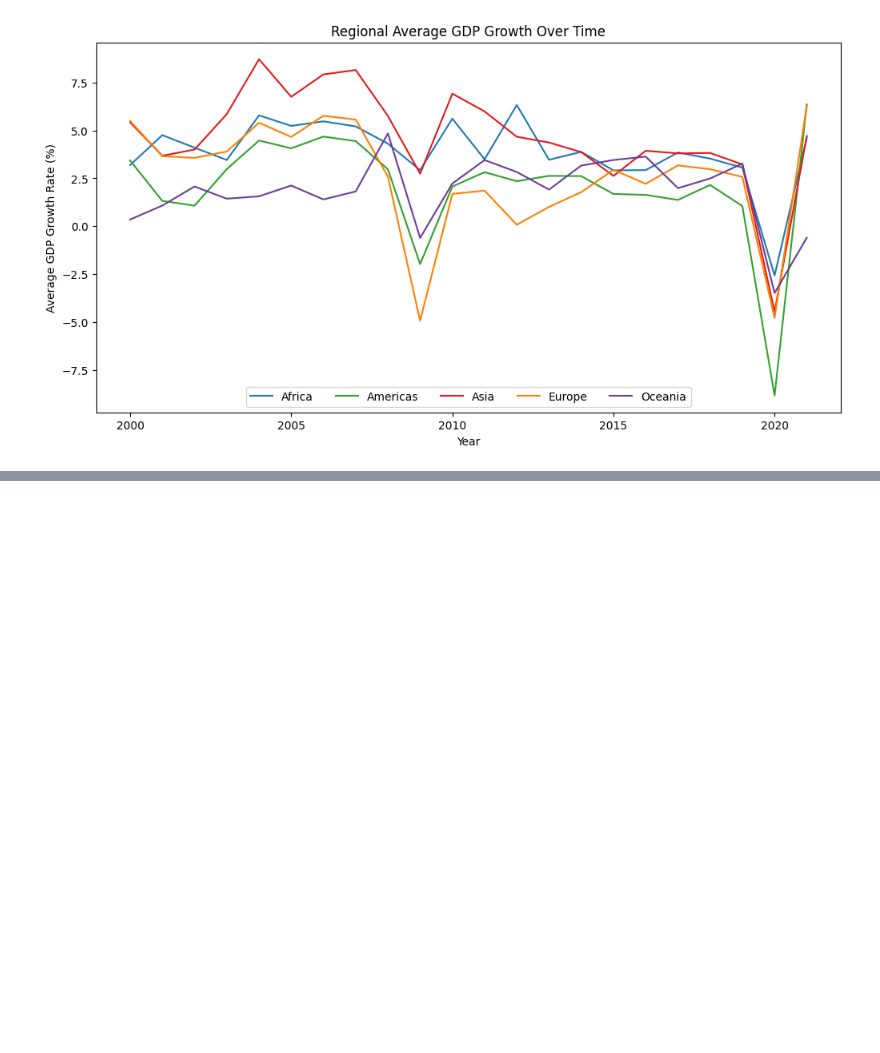
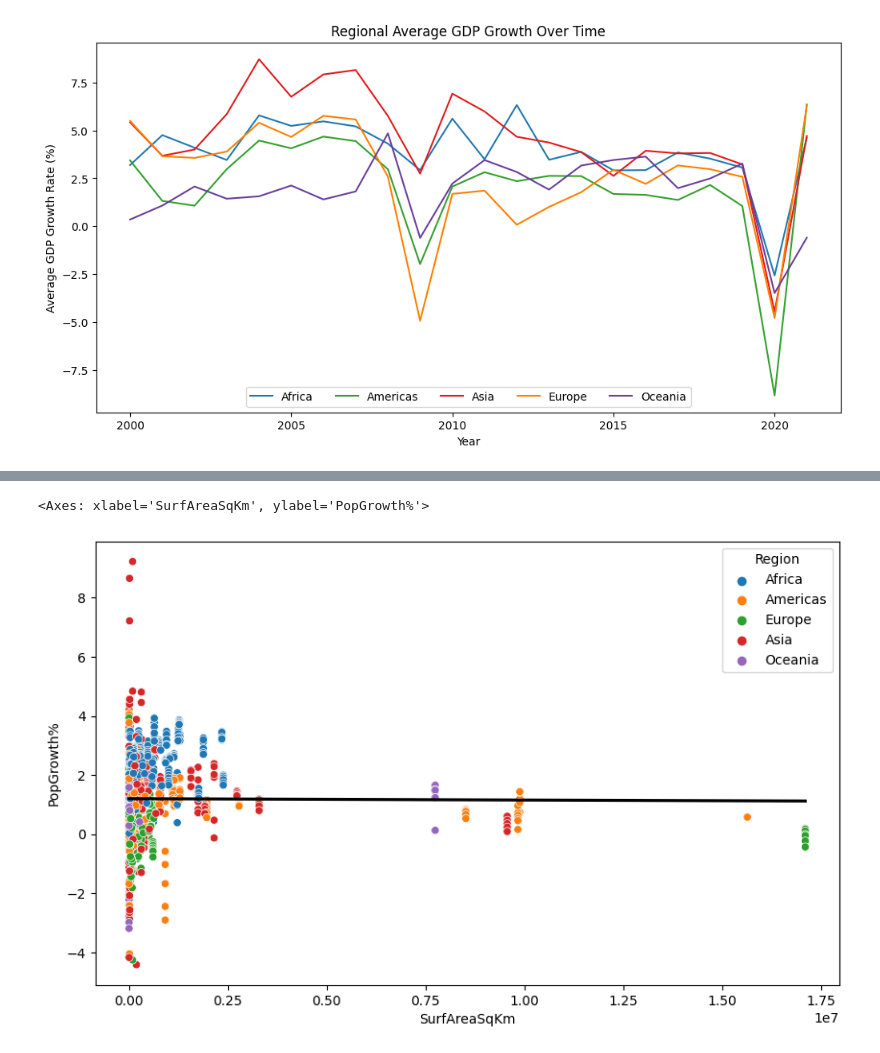
Before and after one commit to csmotherman/CSC202-Final, a Jupyter notebook: Ideas.ipynb, the cells around one changed output, grey strips where cells are left out. Cells and saved outputs as stored; diff of their text form; code cells hidden in the pictures; blank space fills up the shorter version.

```diff
--- a/Ideas.ipynb
+++ b/Ideas.ipynb
@@ -47,0 +74,12 @@ d.legend(loc='lower center', ncol=len(avg_gdp2['Region'].unique()))
+# %%
+#Reduce the data points
+Year2_df = df[(df['Year'] >= 2015) & (df['Year'] <= 2021)]
+
+plt.figure(figsize=(10, 6))
+
+sns.scatterplot(x="SurfAreaSqKm", y="PopGrowth%", data=Year2_df, hue='Region')
+sns.regplot(x="SurfAreaSqKm", y="PopGrowth%", data=Year2_df, scatter=False, ci=None, color='black')
+#plt.yscale('log')
+# %% [output]
+<Axes: xlabel='SurfAreaSqKm', ylabel='PopGrowth%'>
+[figure, added]
```
Also changed, not shown: parts of 2 cells of this notebook.
